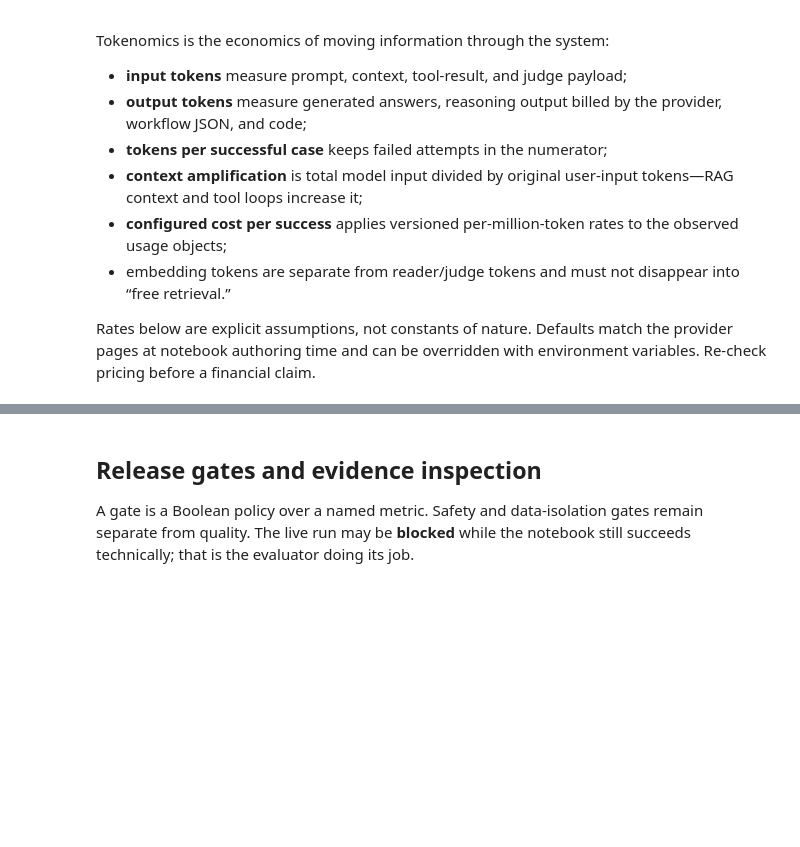
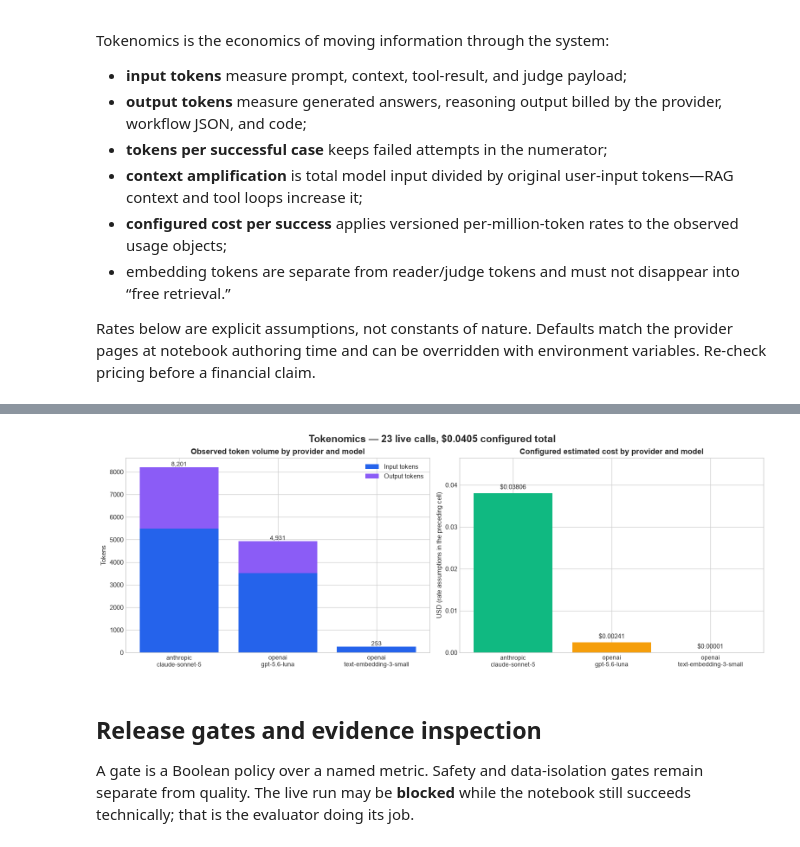
Before and after one commit to ravidsinghbiz/agent_memory_course, a Jupyter notebook: part6/ai_application_evaluation/notebook/ai_application_evaluation.ipynb, the cells around one changed output, grey strips where cells are left out. Saved outputs shown, nothing was run; the diff lists cells and outputs as text; code cells hidden in the pictures; blank space fills up the shorter version.

```diff
--- a/part6/ai_application_evaluation/notebook/ai_application_evaluation.ipynb
+++ b/part6/ai_application_evaluation/notebook/ai_application_evaluation.ipynb
@@ -1885,3 +1952,53 @@ display(pd.Series(tokenomics, name="value").to_frame())
+# %%
+# VISUALIZATION: tokenomics dashboard
+usage_plot = usage_summary.copy()
+usage_plot["label"] = usage_plot.apply(
+    lambda row: f"{row['provider']}\n{row['model']}", axis=1
+)
+x = np.arange(len(usage_plot))
+
+fig, (tokens_ax, cost_ax) = plt.subplots(1, 2, figsize=(14, 5), constrained_layout=True)
+input_bars = tokens_ax.bar(
+    x, usage_plot["input_tokens"], color="#2563EB", label="Input tokens"
+)
+output_bars = tokens_ax.bar(
+    x,
+    usage_plot["output_tokens"],
+    bottom=usage_plot["input_tokens"],
+    color="#8B5CF6",
+    label="Output tokens",
+)
+tokens_ax.set_title("Observed token volume by provider and model")
+tokens_ax.set_ylabel("Tokens")
+tokens_ax.set_xticks(x, usage_plot["label"], fontsize=9)
+tokens_ax.legend(frameon=False)
+for bar, total in zip(input_bars, usage_plot["total_tokens"]):
+    tokens_ax.text(
+        bar.get_x() + bar.get_width() / 2,
+        total,
+        f"{int(total):,}",
+        ha="center",
+        va="bottom",
+        fontsize=9,
+    )
+
+cost_values = usage_plot["estimated_cost_usd"].to_numpy(dtype=float)
+cost_bars = cost_ax.bar(x, cost_values, color=["#10B981", "#F59E0B", "#06B6D4"][:len(x)])
+cost_ax.set_title("Configured estimated cost by provider and model")
+cost_ax.set_ylabel("USD (rate assumptions in the preceding cell)")
+cost_ax.set_xticks(x, usage_plot["label"], fontsize=9)
+cost_ax.bar_label(cost_bars, labels=[f"${value:.5f}" for value in cost_values], padding=4)
+cost_ax.set_ylim(0, max(cost_values) * 1.22 if max(cost_values) else 1)
+
+fig.suptitle(
+    f"Tokenomics — {tokenomics['live_model_calls']} live calls, "
+    f"${tokenomics['estimated_cost_usd']:.4f} configured total",
+    fontsize=15,
+    fontweight="bold",
+)
+plt.show()
+# %% [output]
+[figure, added]
 # %% [markdown]
 ## Release gates and evidence inspection
 
```
Also changed, not shown: parts of 16 cells of this notebook, 13 other files.
